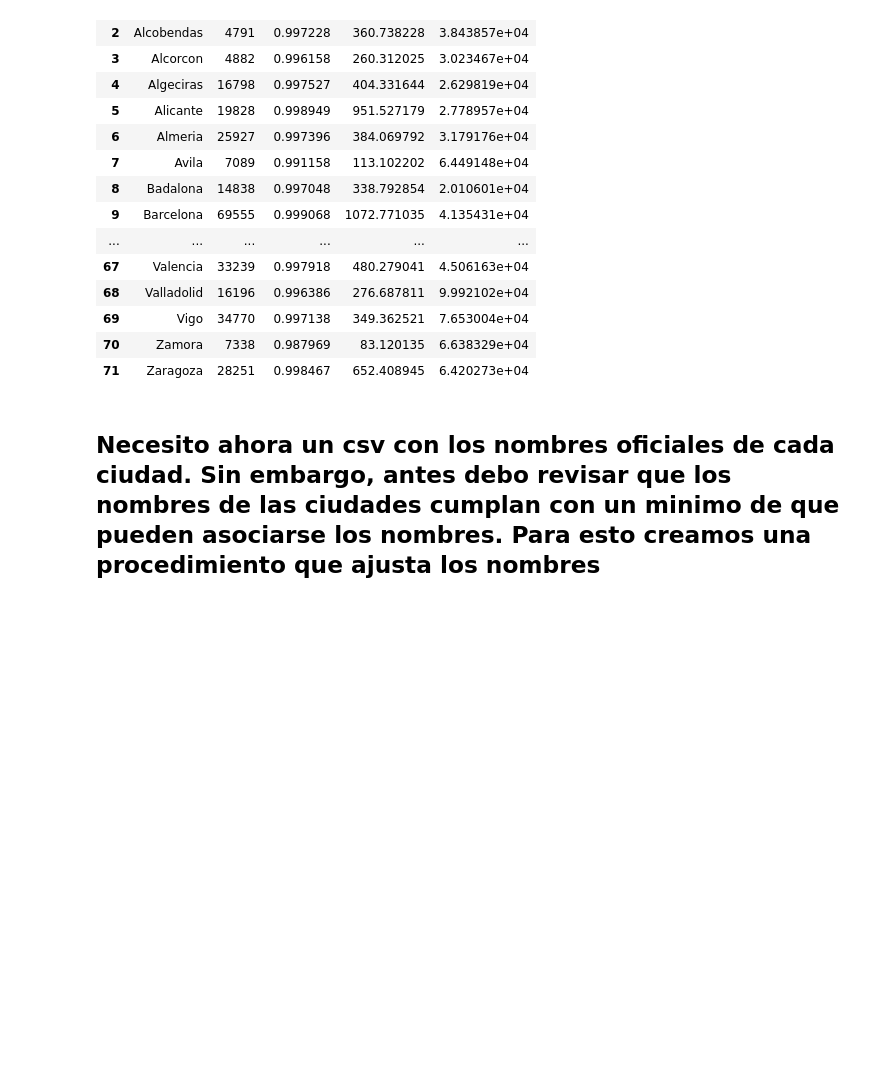
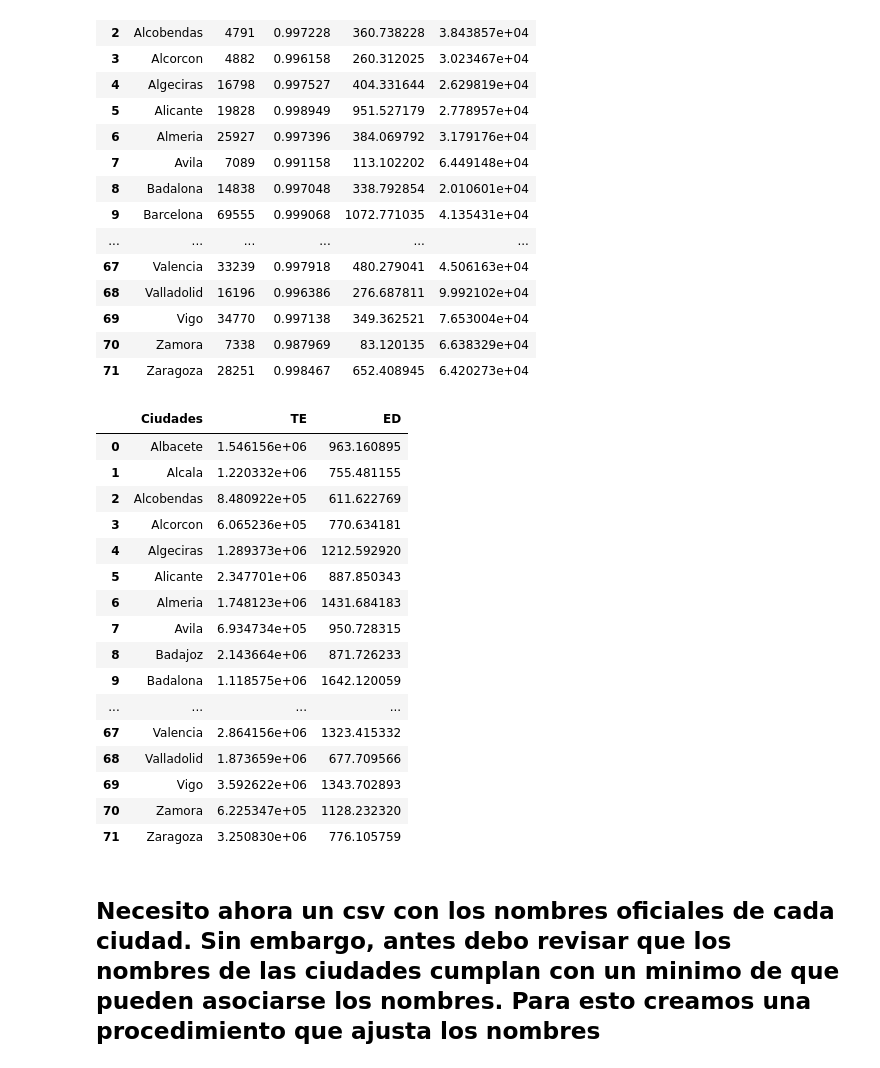
Before and after one commit to cristianvergaraf/clustering-metrics, a Jupyter notebook: datos/metricas/funcion_leer_metricas.ipynb, the cells around one changed output. Drawn from its saved outputs; the diff is of its cells as text; code cells hidden in the pictures; blank space fills up the shorter version.

Commit message:
Add datos

```diff
--- a/datos/metricas/funcion_leer_metricas.ipynb
+++ b/datos/metricas/funcion_leer_metricas.ipynb
@@ -259,6 +262,8 @@ ciudades_diversidad = pd.read_csv(r'C:\Users\crist\Documents\GitHub\manifolds\ci
 ciudades_division = pd.read_csv(r'C:\Users\crist\Documents\GitHub\manifolds\ciudades\datos\metricas\ciudades_division.csv')
 ciudades_forma = pd.read_csv(r'C:\Users\crist\Documents\GitHub\manifolds\ciudades\datos\metricas\ciudades_forma.csv')
 ciudades_iji = pd.read_csv(r'C:\Users\crist\Documents\GitHub\manifolds\ciudades\datos\metricas\ciudades_iji.csv')
+ciudades_lsi = pd.read_csv(r'C:\Users\crist\Documents\GitHub\manifolds\ciudades\datos\metricas\ciudades_lsi.csv')
+ciudades_edge = pd.read_csv(r'C:\Users\crist\Documents\GitHub\manifolds\ciudades\datos\metricas\ciudades_EDGE.csv')
 # %%
 #ciudades_area = pd.read_csv(r'C:\Users\CRISTIAN\github\clustering-metrics\datos\metricas\ciudades_area.csv')
 #ciudades_diversidad = pd.read_csv(r'C:\Users\CRISTIAN\github\clustering-metrics\datos\metricas\ciudades_diversidad.csv')
@@ -353,3 +356,25 @@ iji_cleaning = cleaning(ciudades_iji)
+# %%
+edge_cleaning = cleaning(ciudades_edge)
+# %%
+edge_cleaning
+# %% [output]
+|  | Ciudades | TE | ED |
+| 0 | Albacete | 1.546156e+06 | 963.160895 |
+| 1 | Alcala | 1.220332e+06 | 755.481155 |
+| 2 | Alcobendas | 8.480922e+05 | 611.622769 |
+| 3 | Alcorcon | 6.065236e+05 | 770.634181 |
+| 4 | Algeciras | 1.289373e+06 | 1212.592920 |
+| 5 | Alicante | 2.347701e+06 | 887.850343 |
+| 6 | Almeria | 1.748123e+06 | 1431.684183 |
+| 7 | Avila | 6.934734e+05 | 950.728315 |
+| 8 | Badajoz | 2.143664e+06 | 871.726233 |
+| 9 | Badalona | 1.118575e+06 | 1642.120059 |
+| ... | ... | ... | ... |
+| 67 | Valencia | 2.864156e+06 | 1323.415332 |
+| 68 | Valladolid | 1.873659e+06 | 677.709566 |
+| 69 | Vigo | 3.592622e+06 | 1343.702893 |
+| 70 | Zamora | 6.225347e+05 | 1128.232320 |
+| 71 | Zaragoza | 3.250830e+06 | 776.105759 |
 # %% [markdown]
 ## Necesito ahora un csv con los nombres oficiales de cada ciudad. Sin embargo, antes debo revisar que los nombres de las ciudades cumplan con un minimo de que pueden asociarse los nombres. Para esto creamos una procedimiento que ajusta los nombres
 # %%
```
Also changed, not shown: parts of 51 cells of this notebook, 6 other files.
